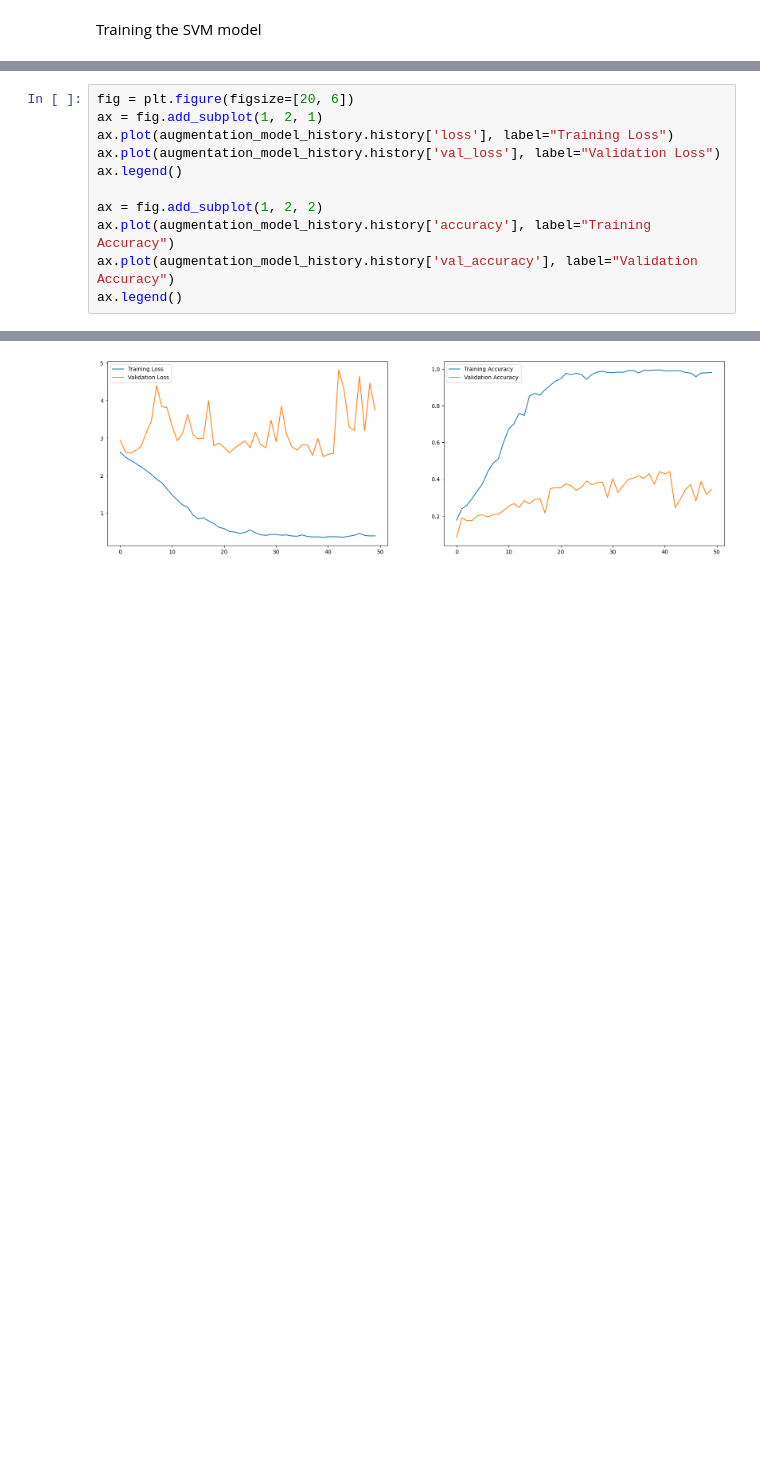
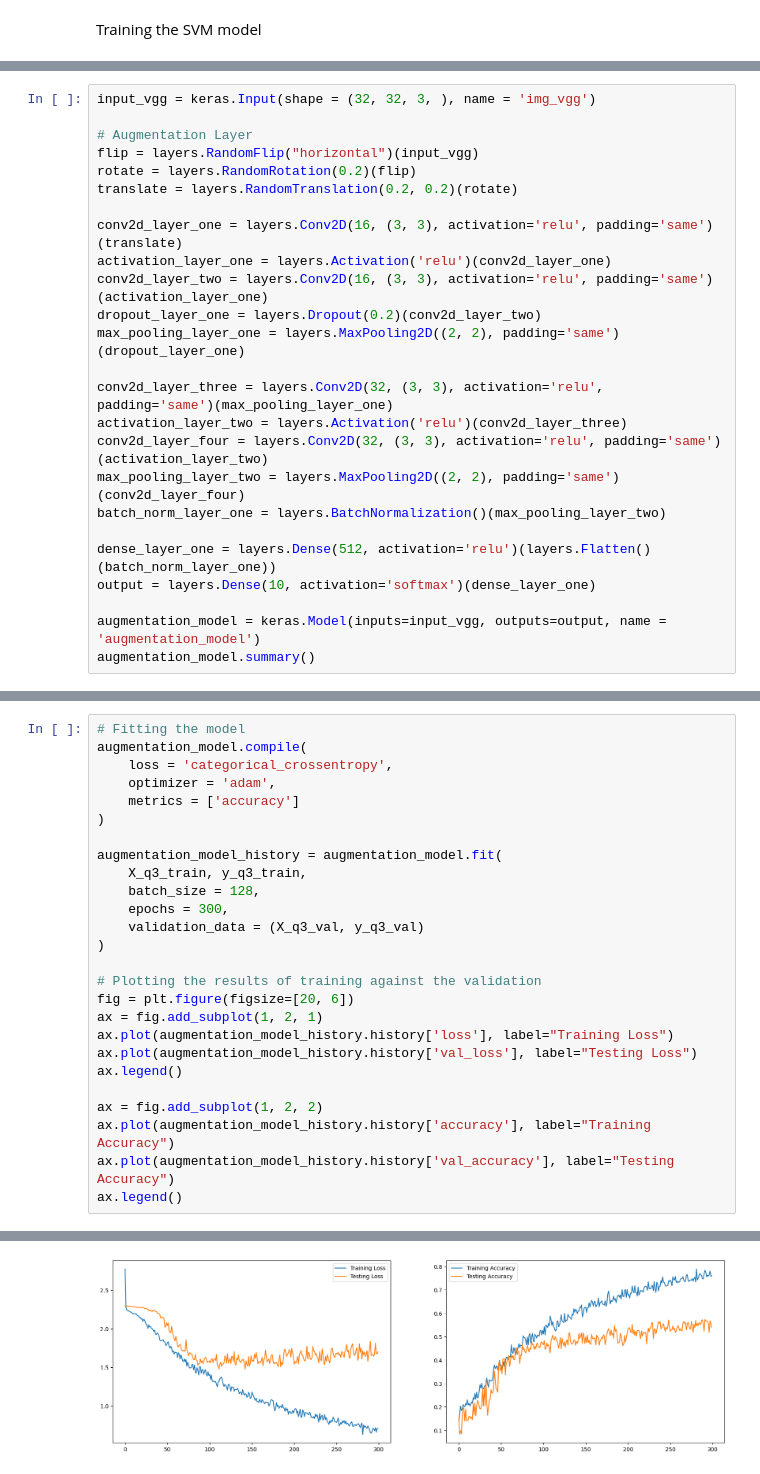
Before and after one commit to aidanlockwood20/CAB420-Codebase, a Jupyter notebook: Assessment/assignment_1a/assignment_1a.ipynb, the cells around one changed output, grey strips where cells are left out. Saved outputs shown, nothing was run; the diff lists cells and outputs as text; blank space fills up the shorter version.

Commit message:
Completed All Models

```diff
--- a/Assessment/assignment_1a/assignment_1a.ipynb
+++ b/Assessment/assignment_1a/assignment_1a.ipynb
@@ -1176,0 +966,25 @@ KeyboardInterrupt:
+# %%
+input_vgg = keras.Input(shape = (32, 32, 3, ), name = 'img_vgg')
+
+# Augmentation Layer
+flip = layers.RandomFlip("horizontal")(input_vgg)
+rotate = layers.RandomRotation(0.2)(flip)
+translate = layers.RandomTranslation(0.2, 0.2)(rotate)
+
+conv2d_layer_one = layers.Conv2D(16, (3, 3), activation='relu', padding='same')(translate)
+activation_layer_one = layers.Activation('relu')(conv2d_layer_one)
+conv2d_layer_two = layers.Conv2D(16, (3, 3), activation='relu', padding='same')(activation_layer_one)
+dropout_layer_one = layers.Dropout(0.2)(conv2d_layer_two)
+max_pooling_layer_one = layers.MaxPooling2D((2, 2), padding='same')(dropout_layer_one)
+
+conv2d_layer_three = layers.Conv2D(32, (3, 3), activation='relu', padding='same')(max_pooling_layer_one)
+activation_layer_two = layers.Activation('relu')(conv2d_layer_three)
+conv2d_layer_four = layers.Conv2D(32, (3, 3), activation='relu', padding='same')(activation_layer_two)
+max_pooling_layer_two = layers.MaxPooling2D((2, 2), padding='same')(conv2d_layer_four)
+batch_norm_layer_one = layers.BatchNormalization()(max_pooling_layer_two)
+
+dense_layer_one = layers.Dense(512, activation='relu')(layers.Flatten()(batch_norm_layer_one))
+output = layers.Dense(10, activation='softmax')(dense_layer_one)
+
+augmentation_model = keras.Model(inputs=input_vgg, outputs=output, name = 'augmentation_model')
+augmentation_model.summary()
@@ -1177,12 +1013,27 @@ KeyboardInterrupt:
 # %%
+# Fitting the model
+augmentation_model.compile(
+    loss = 'categorical_crossentropy',
+    optimizer = 'adam',
+    metrics = ['accuracy']
+)
+
+augmentation_model_history = augmentation_model.fit(
+    X_q3_train, y_q3_train,
+    batch_size = 128,
+    epochs = 300,
+    validation_data = (X_q3_val, y_q3_val)
+)
+
+# Plotting the results of training against the validation
 fig = plt.figure(figsize=[20, 6])
 ax = fig.add_subplot(1, 2, 1)
 ax.plot(augmentation_model_history.history['loss'], label="Training Loss")
-ax.plot(augmentation_model_history.history['val_loss'], label="Validation Loss")
+ax.plot(augmentation_model_history.history['val_loss'], label="Testing Loss")
 ax.legend()
 
 ax = fig.add_subplot(1, 2, 2)
 ax.plot(augmentation_model_history.history['accuracy'], label="Training Accuracy")
-ax.plot(augmentation_model_history.history['val_accuracy'], label="Validation Accuracy")
+ax.plot(augmentation_model_history.history['val_accuracy'], label="Testing Accuracy")
 ax.legend()
 # %% [output]
@@ -1190 +1058 @@ ax.legend()
-[figure, old version]
+[figure, new version]
```
Also changed, not shown: parts of 26 cells of this notebook, 1 other file.
